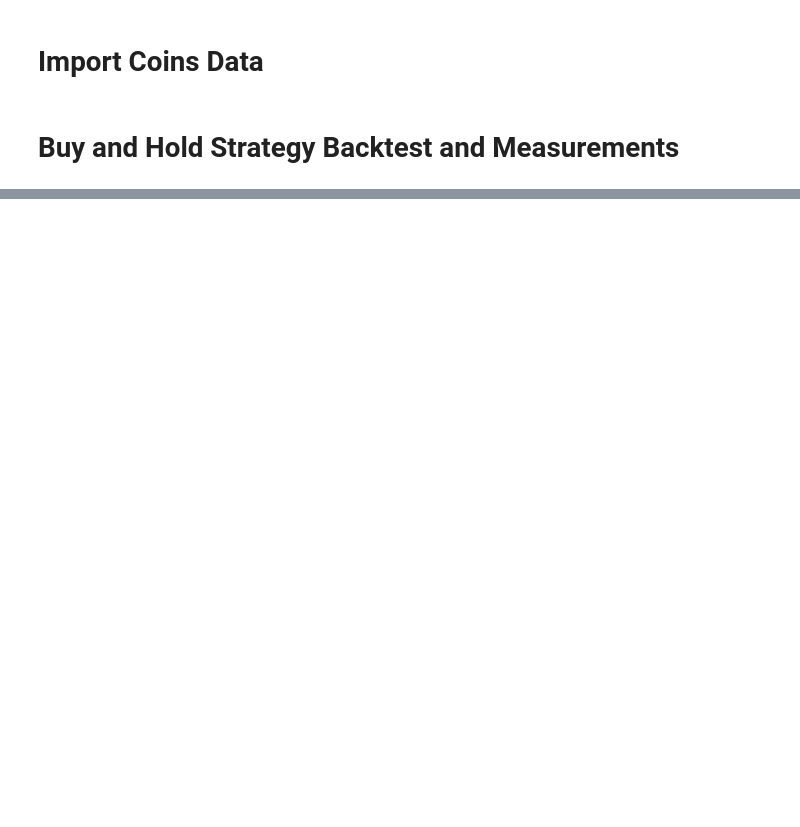
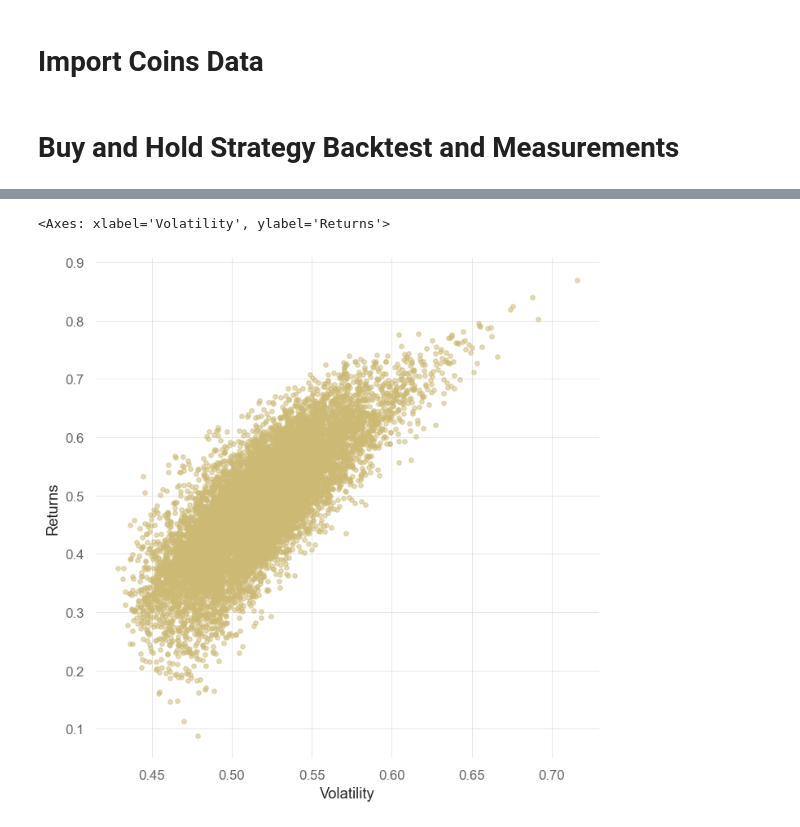
Before and after one commit to K-T-P/Trading-Algorithms-Course, a Jupyter notebook: HW6/HW6.ipynb, the cells around one changed output, grey strips where cells are left out. Drawn from its saved outputs; the diff is of its cells as text; code cells hidden in the pictures; blank space fills up the shorter version.

```diff
--- a/HW6/HW6.ipynb
+++ b/HW6/HW6.ipynb
@@ -73,0 +70,37 @@ dtype: float64
+# %%
+rand_weight_list = []
+result_list = []
+volatility_list = []
+# %%
+for i in range(10000):
+    random_weights = generate_random_weight(coins)
+    result = get_stocks_return(prices_df)
+
+    var = result.cov() * 252
+    port_var = np.transpose(random_weights) @ var @ random_weights
+    port_volitality = np.sqrt(port_var)
+
+    rand_weight_list.append(random_weights)
+    result_list.append(np.dot(result.sum(), random_weights))
+    volatility_list.append(port_volitality)
+# %%
+data = {"Returns": result_list, "Volatility": volatility_list}
+
+for counter, symbol in enumerate(prices_df.columns.tolist()):
+    data[symbol + " weight"] = [w[counter] for w in rand_weight_list]
+# %%
+temp = pd.DataFrame(data)
+# %%
+temp.plot.scatter(
+    x="Volatility",
+    y="Returns",
+    marker="o",
+    color="y",
+    s=15,
+    alpha=0.5,
+    grid=True,
+    figsize=[8, 8],
+)
+# %% [output]
+<Axes: xlabel='Volatility', ylabel='Returns'>
+[figure, added]
```
Also changed, not shown: parts of 12 cells of this notebook.
